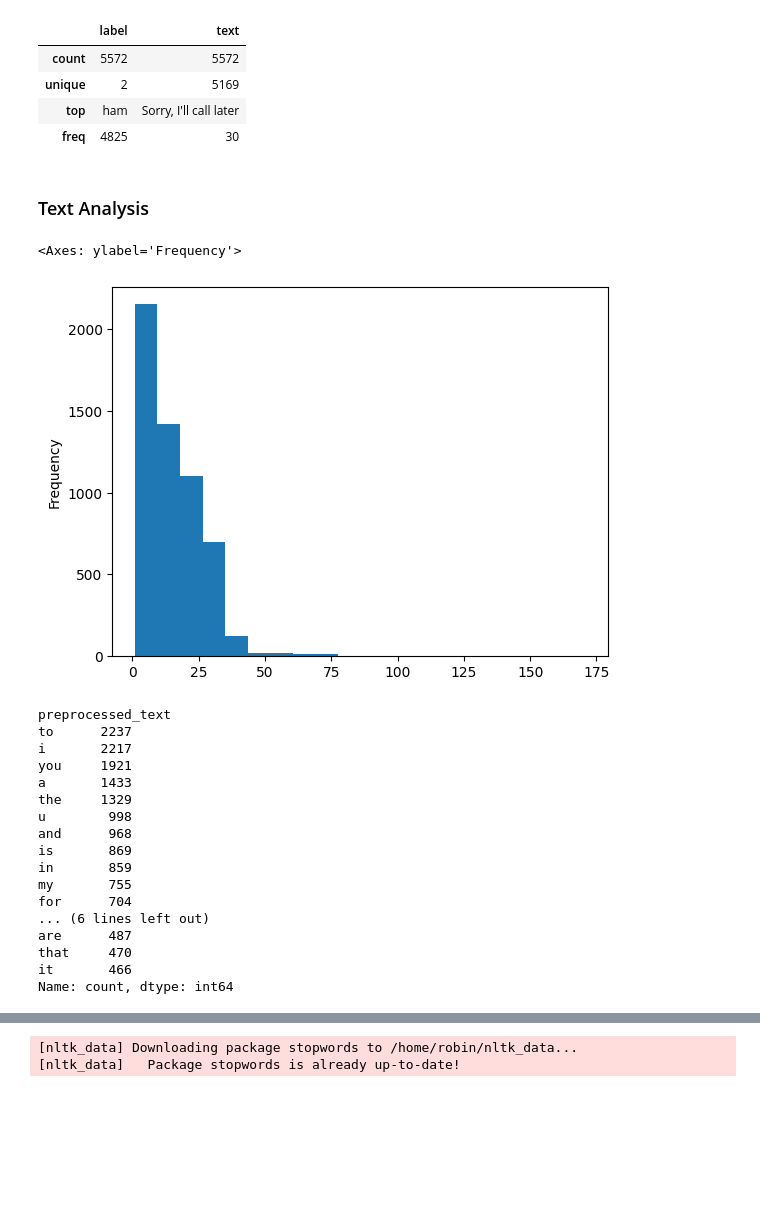
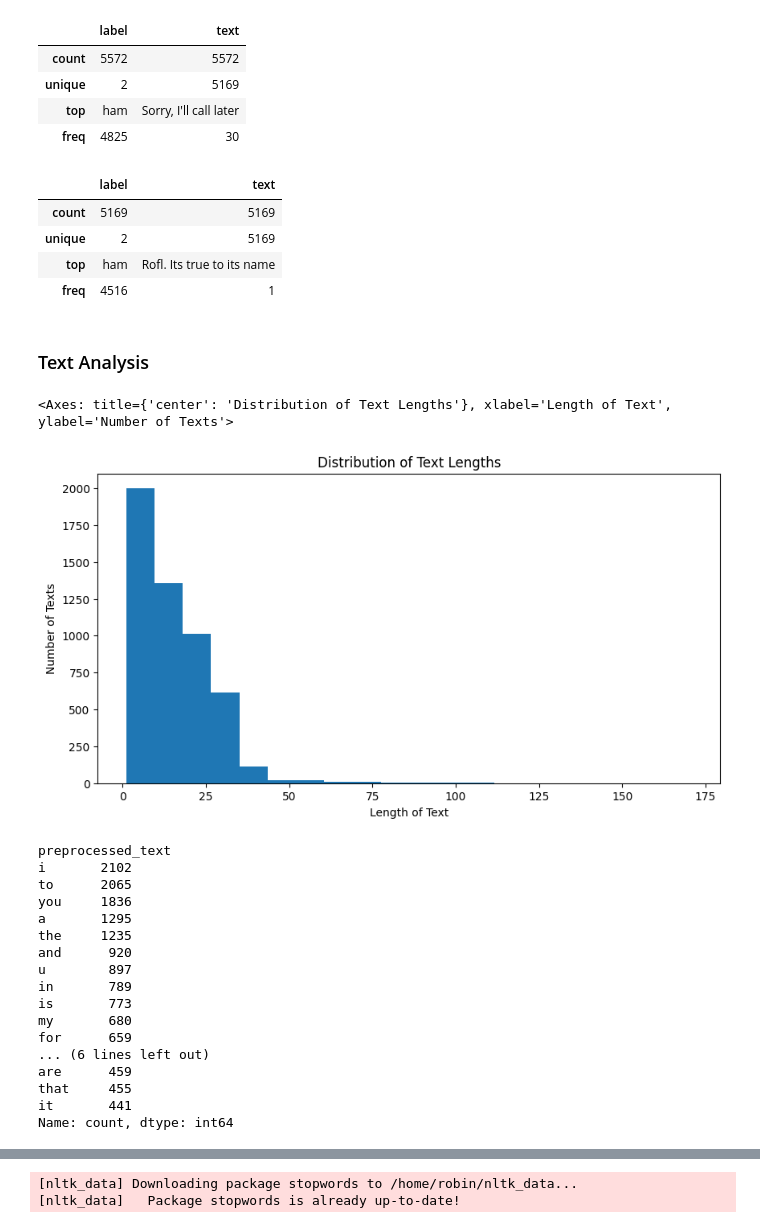
Before and after one commit to TNGxd/usw-code-2025, a Jupyter notebook: 01_spam_detection/EDA_and_data_prep.ipynb, the cells around one changed output, grey strips where cells are left out. Saved outputs shown, nothing was run; the diff lists cells and outputs as text; code cells hidden in the pictures; blank space fills up the shorter version.

```diff
--- a/01_spam_detection/EDA_and_data_prep.ipynb
+++ b/01_spam_detection/EDA_and_data_prep.ipynb
@@ -46,6 +46,15 @@ df.describe()
 | unique | 2 | 5169 |
 | top | ham | Sorry, I'll call later |
 | freq | 4825 | 30 |
+# %%
+df = df.drop_duplicates(subset=['text'])
+df.describe()
+# %% [output]
+|  | label | text |
+| count | 5169 | 5169 |
+| unique | 2 | 5169 |
+| top | ham | Rofl. Its true to its name |
+| freq | 4516 | 1 |
 # %% [markdown]
 ### Text Analysis
 # %%
@@ -59,31 +68,33 @@ text_column : str = 'text'
 df[preprocessed_column] = df[text_column].apply(preprocess_text)
 # %%
 # TODO: add diagram title, tiltes for X/Y
-
-df[preprocessed_column].apply(len).plot(kind="hist", bins=20)
+df[preprocessed_column].apply(len).plot(kind="hist", bins=20, title="Distribution of Text Lengths",
+                                        xlabel="Length of Text",
+                                        ylabel="Number of Texts",
+                                        figsize=(10, 5))
 # %% [output]
-<Axes: ylabel='Frequency'>
+<Axes: title={'center': 'Distribution of Text Lengths'}, xlabel='Length of Text', ylabel='Number of Texts'>
-[figure, old version]
+[figure, new version]
 # %%
 # TODO count the least frequent terms
 df.explode(preprocessed_column)[preprocessed_column].value_counts()[:20]
 # %% [output]
 preprocessed_text
-to      2237
-i       2217
-you     1921
-a       1433
-the     1329
-u        998
-and      968
-is       869
-in       859
-my       755
-for      704
+i       2102
+to      2065
+you     1836
+a       1295
+the     1235
+and      920
+u        897
+in       789
+is       773
+my       680
+for      659
 ... (6 lines left out)
-are      487
-that     470
-it       466
+are      459
+that     455
+it       441
 Name: count, dtype: int64
 # %%
 df.explode(preprocessed_column)[preprocessed_column].value_counts()[:-20]
```
Also changed, not shown: parts of 6 cells of this notebook, 3 other files.
